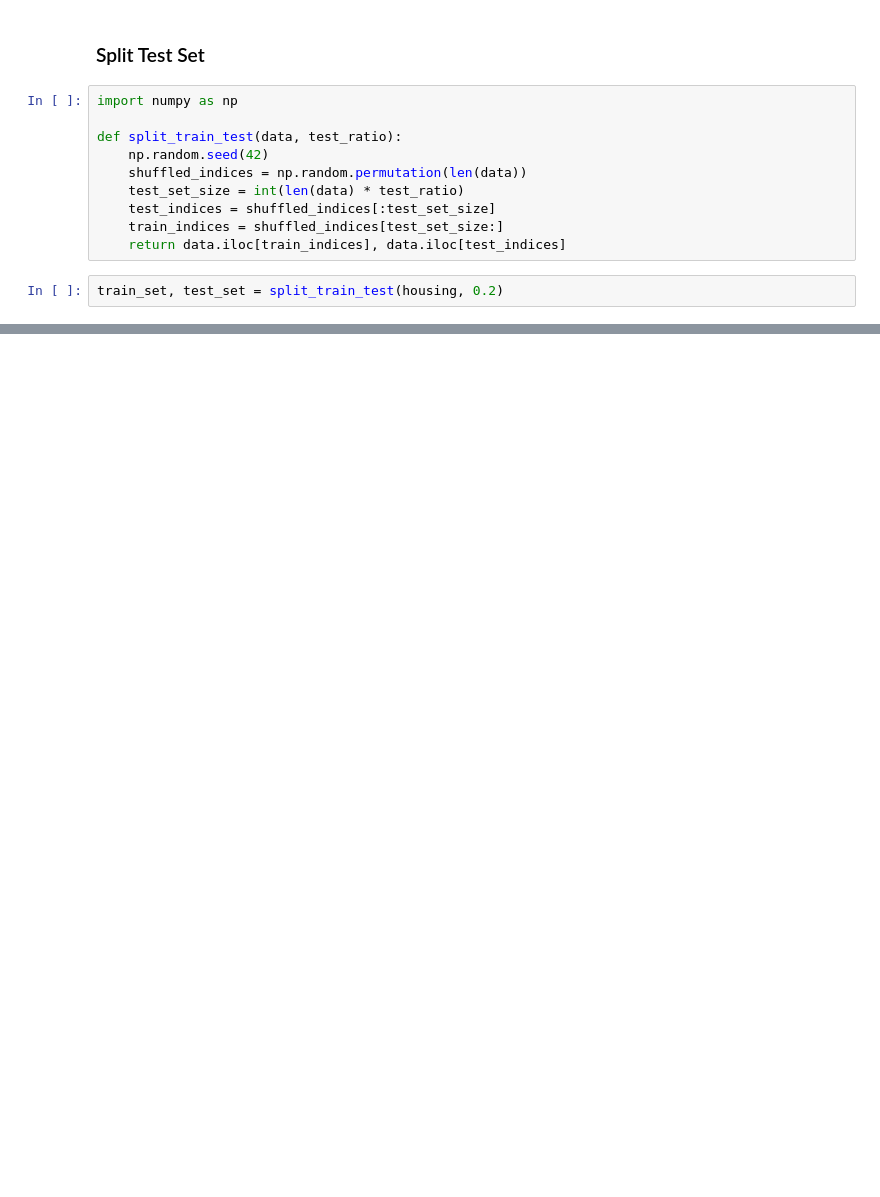
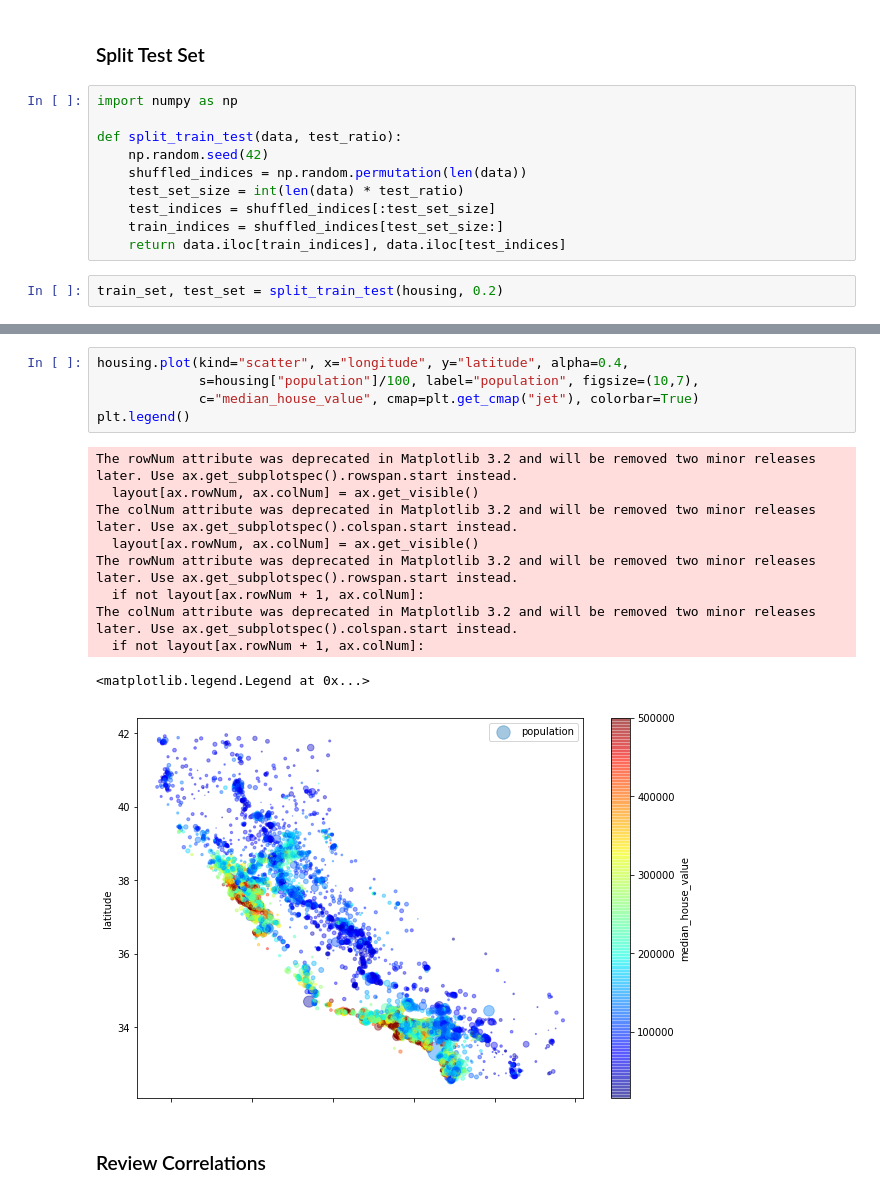
Before and after one commit to adchristen/ml-beginner-poc, a Jupyter notebook: Housing.ipynb, the cells around one changed output, grey strips where cells are left out. Saved outputs shown, nothing was run; the diff lists cells and outputs as text; blank space fills up the shorter version.

```diff
--- a/Housing.ipynb
+++ b/Housing.ipynb
@@ -59,0 +136,18 @@ train_set, test_set = split_train_test(housing, 0.2)
+# %%
+housing.plot(kind="scatter", x="longitude", y="latitude", alpha=0.4,
+             s=housing["population"]/100, label="population", figsize=(10,7),
+             c="median_house_value", cmap=plt.get_cmap("jet"), colorbar=True)
+plt.legend()
+# %% [output]
+The rowNum attribute was deprecated in Matplotlib 3.2 and will be removed two minor releases later. Use ax.get_subplotspec().rowspan.start instead.
+  layout[ax.rowNum, ax.colNum] = ax.get_visible()
+The colNum attribute was deprecated in Matplotlib 3.2 and will be removed two minor releases later. Use ax.get_subplotspec().colspan.start instead.
+  layout[ax.rowNum, ax.colNum] = ax.get_visible()
+The rowNum attribute was deprecated in Matplotlib 3.2 and will be removed two minor releases later. Use ax.get_subplotspec().rowspan.start instead.
+  if not layout[ax.rowNum + 1, ax.colNum]:
+The colNum attribute was deprecated in Matplotlib 3.2 and will be removed two minor releases later. Use ax.get_subplotspec().colspan.start instead.
+  if not layout[ax.rowNum + 1, ax.colNum]:
+<matplotlib.legend.Legend at 0x...>
+[figure, added]
+# %% [markdown]
+### Review Correlations
```
Also changed, not shown: parts of 35 cells of this notebook, 1 other file.
